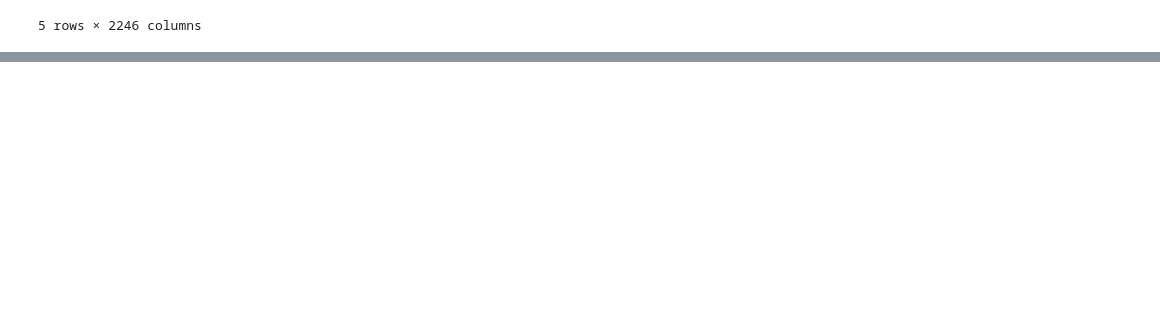
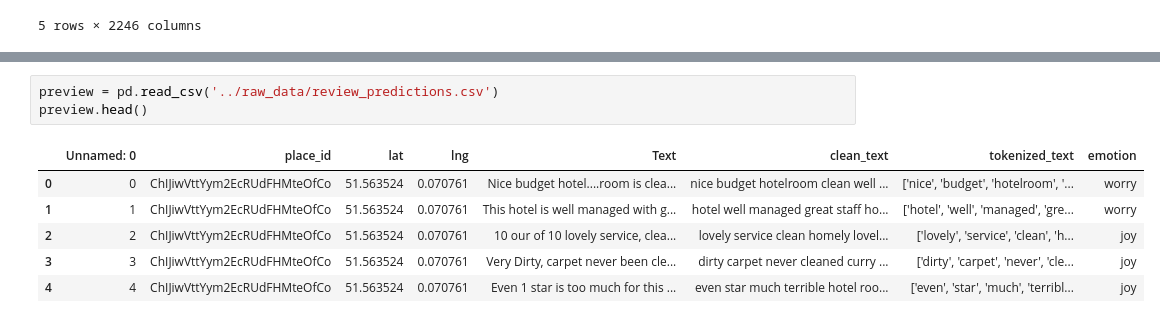
Before and after one commit to alanying/london-emotions, a Jupyter notebook: notebook/alan_prediction.ipynb, the cells around one changed output, grey strips where cells are left out. Saved outputs shown, nothing was run; the diff lists cells and outputs as text; blank space fills up the shorter version.

```diff
--- a/notebook/alan_prediction.ipynb
+++ b/notebook/alan_prediction.ipynb
@@ -406,0 +436,10 @@ joy_df = data['emotion'] == 'joy'
+# %%
+preview = pd.read_csv('../raw_data/review_predictions.csv')
+preview.head()
+# %% [output]
+|  | Unnamed: 0 | place_id | lat | lng | Text | clean_text | tokenized_text | emotion |
+| 0 | 0 | ChIJiwVttYym2EcRUdFHMteOfCo | 51.563524 | 0.070761 | Nice budget hotel....room is clea... | nice budget hotelroom clean well ... | ['nice', 'budget', 'hotelroom', '... | worry |
+| 1 | 1 | ChIJiwVttYym2EcRUdFHMteOfCo | 51.563524 | 0.070761 | This hotel is well managed with g... | hotel well managed great staff ho... | ['hotel', 'well', 'managed', 'gre... | worry |
+| 2 | 2 | ChIJiwVttYym2EcRUdFHMteOfCo | 51.563524 | 0.070761 | 10 our of 10 lovely service, clea... | lovely service clean homely lovel... | ['lovely', 'service', 'clean', 'h... | joy |
+| 3 | 3 | ChIJiwVttYym2EcRUdFHMteOfCo | 51.563524 | 0.070761 | Very Dirty, carpet never been cle... | dirty carpet never cleaned curry ... | ['dirty', 'carpet', 'never', 'cle... | joy |
+| 4 | 4 | ChIJiwVttYym2EcRUdFHMteOfCo | 51.563524 | 0.070761 | Even 1 star is too much for this ... | even star much terrible hotel roo... | ['even', 'star', 'much', 'terribl... | joy |
```
Also changed, not shown: parts of 4 cells of this notebook, 1 other file.
